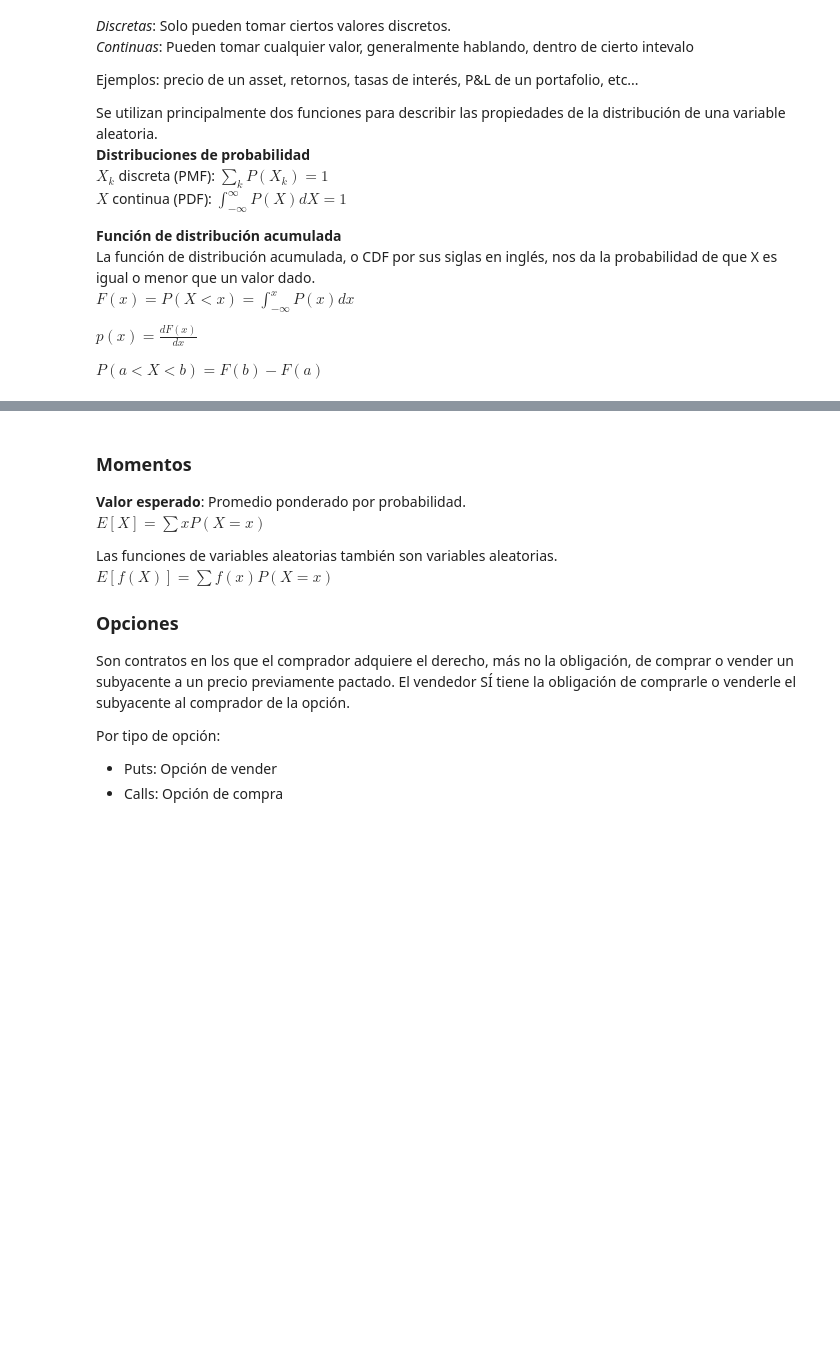
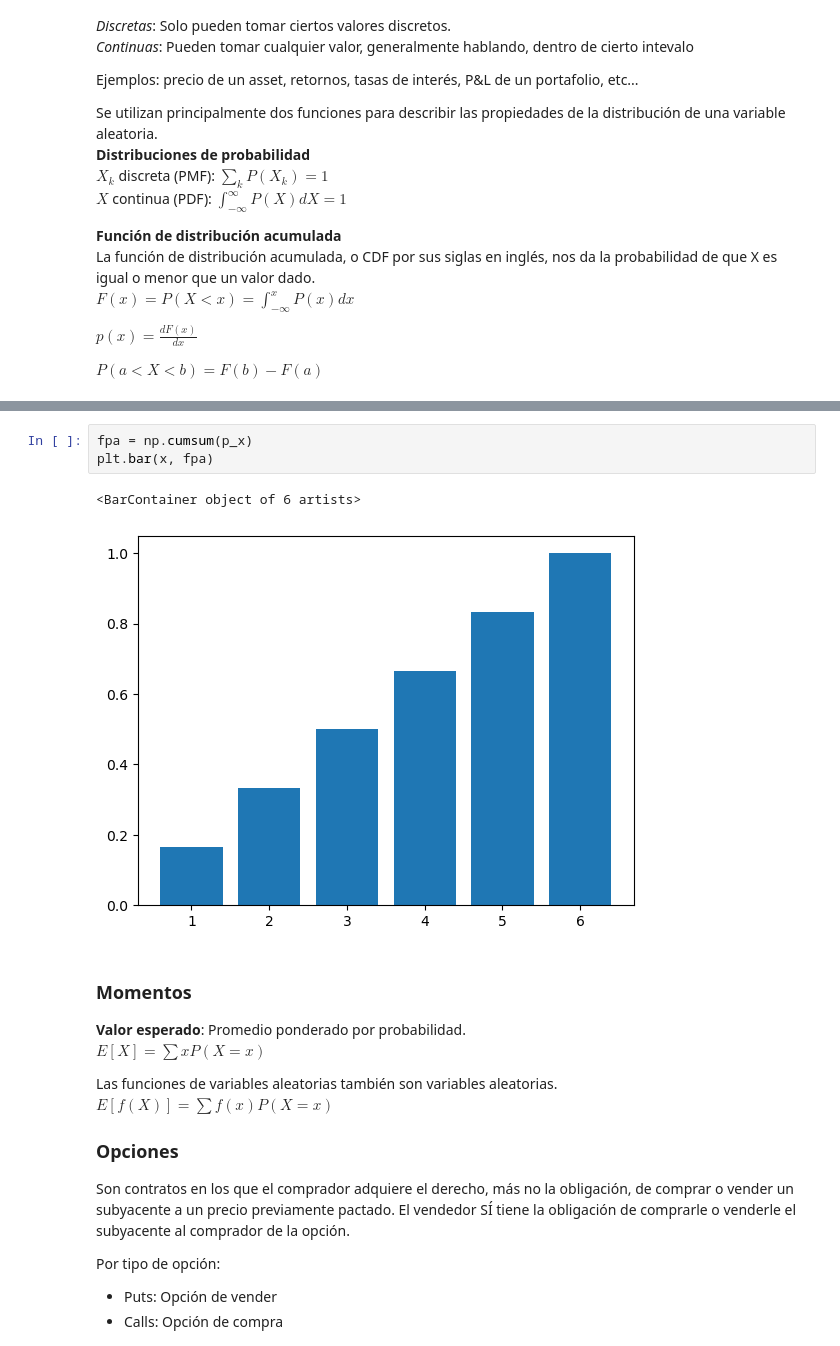
Before and after one commit to Apgt512/Modulo_II_LinAlg_Prob, a Jupyter notebook: Notebook 2.ipynb, the cells around one changed output, grey strips where cells are left out. Saved outputs shown, nothing was run; the diff lists cells and outputs as text; blank space fills up the shorter version.

```diff
--- a/Notebook 2.ipynb
+++ b/Notebook 2.ipynb
@@ -227,3 +240,9 @@ $ P(a < X < b) = F(b) - F(a) $
+# %%
+fpa = np.cumsum(p_x)
+plt.bar(x, fpa)
+# %% [output]
+<BarContainer object of 6 artists>
+[figure, added]
 # %% [markdown]
 ### Momentos ###
 **Valor esperado**: Promedio ponderado por probabilidad.
```
Also changed, not shown: parts of 31 cells of this notebook.
